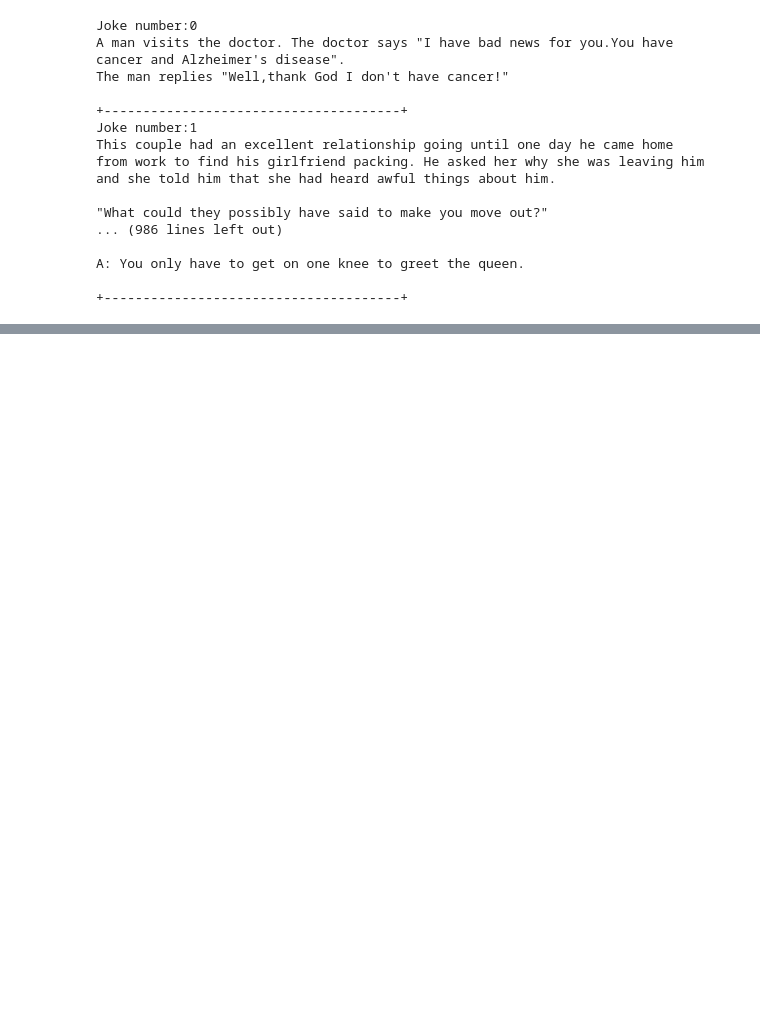
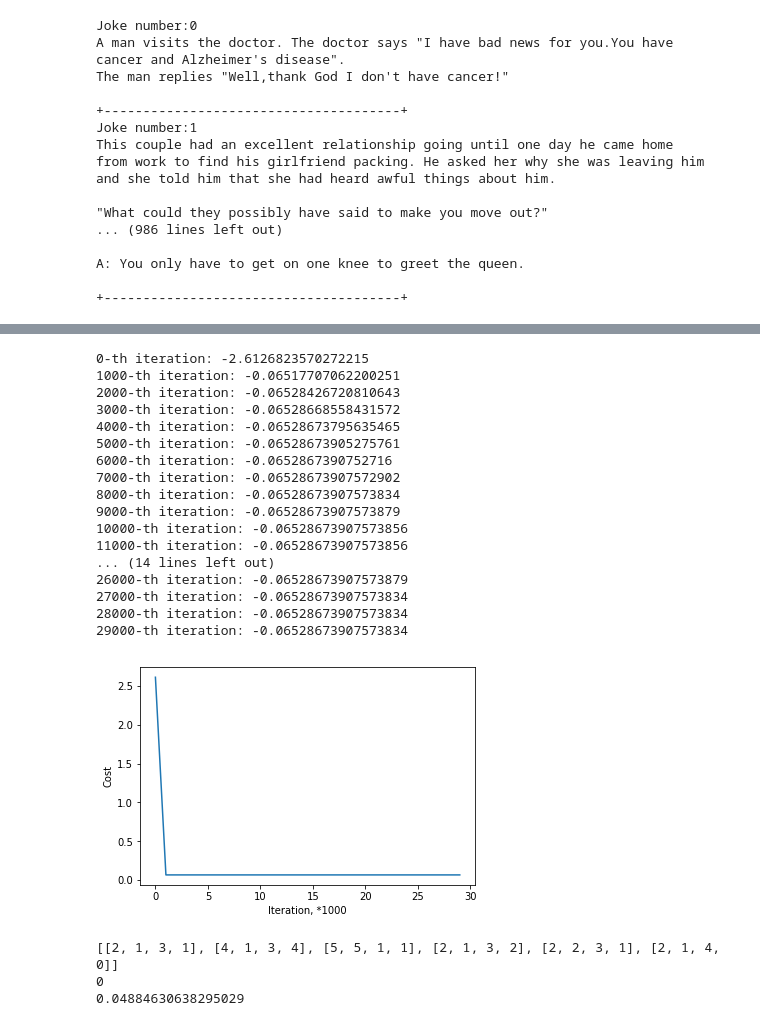
Before and after one commit to vusatchy/RecommendationSystem, a Jupyter notebook: JokeRecommandation.ipynb, the cells around one changed output, grey strips where cells are left out. Drawn from its saved outputs; the diff is of its cells as text; code cells hidden in the pictures; blank space fills up the shorter version.

```diff
--- a/JokeRecommandation.ipynb
+++ b/JokeRecommandation.ipynb
@@ -279,0 +270,10 @@ print(X)
+# %%
+X = df_to_matrix(df)
+f = open('text.txt', 'w')
+for i in range(len(X)):
+    for j in range(len(X[i])):
+        if(X[i][j]!=0):
+            f.write(str(i)+","+str(j)+","+str(X[i][j])+"\n")
+f.close()
+print(X)
+print(X.shape)
@@ -371,3 +499,37 @@ marks= cls.predict_marks()
+# %%
+cls = SVD(n_factors=3)
+temp = []
+for vec in table:
+    temp.append(vec)
+temp.append(user)
+cls.fit(temp)
+# %% [output]
+0-th iteration: -2.6126823570272215
+1000-th iteration: -0.06517707062200251
+2000-th iteration: -0.06528426720810643
+3000-th iteration: -0.06528668558431572
+4000-th iteration: -0.06528673795635465
+5000-th iteration: -0.06528673905275761
+6000-th iteration: -0.0652867390752716
+7000-th iteration: -0.06528673907572902
+8000-th iteration: -0.06528673907573834
+9000-th iteration: -0.06528673907573879
+10000-th iteration: -0.06528673907573856
+11000-th iteration: -0.06528673907573856
+... (14 lines left out)
+26000-th iteration: -0.06528673907573879
+27000-th iteration: -0.06528673907573834
+28000-th iteration: -0.06528673907573834
+29000-th iteration: -0.06528673907573834
+[figure, added]
+# %%
+print(temp)
+print(temp[5][3])
+print(cls.estimate(5,3))
+# %% [output]
+[[2, 1, 3, 1], [4, 1, 3, 4], [5, 5, 1, 1], [2, 1, 3, 2], [2, 2, 3, 1], [2, 1, 4, 0]]
+0
+0.04884630638295029
 # %%
 print(cls.accuracy())
 # %% [output]
```
Also changed, not shown: parts of 25 cells of this notebook.
